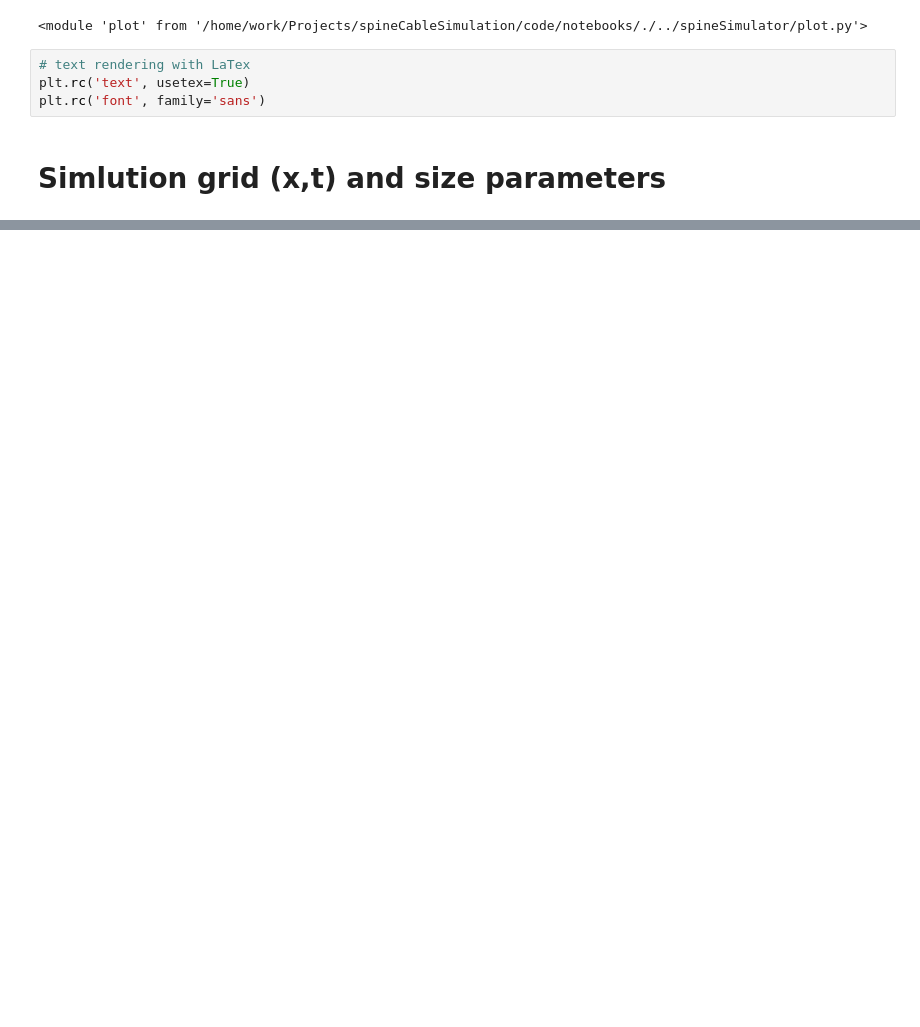
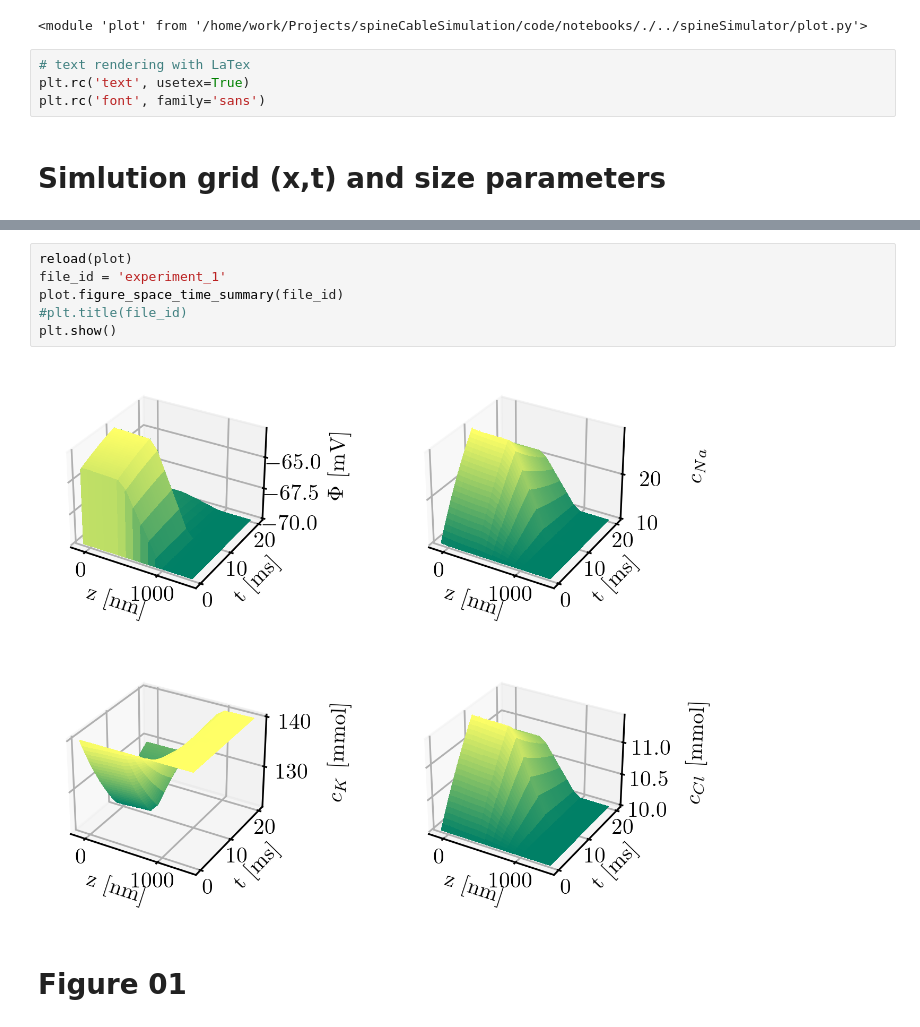
Before and after one commit to feblmu/Eberhardt2024Ion-concentration, a Jupyter notebook: notebooks/methods_figure.ipynb, the cells around one changed output, grey strips where cells are left out. Cells and saved outputs as stored; diff of their text form; blank space fills up the shorter version.

```diff
--- a/notebooks/methods_figure.ipynb
+++ b/notebooks/methods_figure.ipynb
@@ -91,0 +77,10 @@ ax.set_ylim([-h,h])
+# %%
+reload(plot)
+file_id = 'experiment_1'
+plot.figure_space_time_summary(file_id)
+#plt.title(file_id)
+plt.show()
+# %% [output]
+[figure, added]
+# %% [markdown]
+# Figure 01
```
Also changed, not shown: parts of 7 cells of this notebook, 2 other files.
